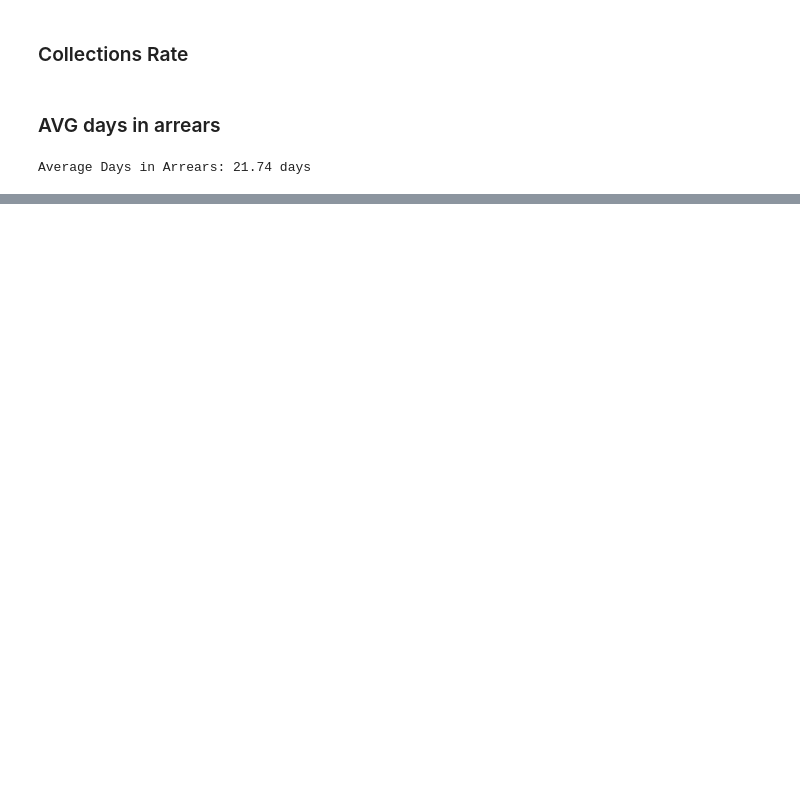
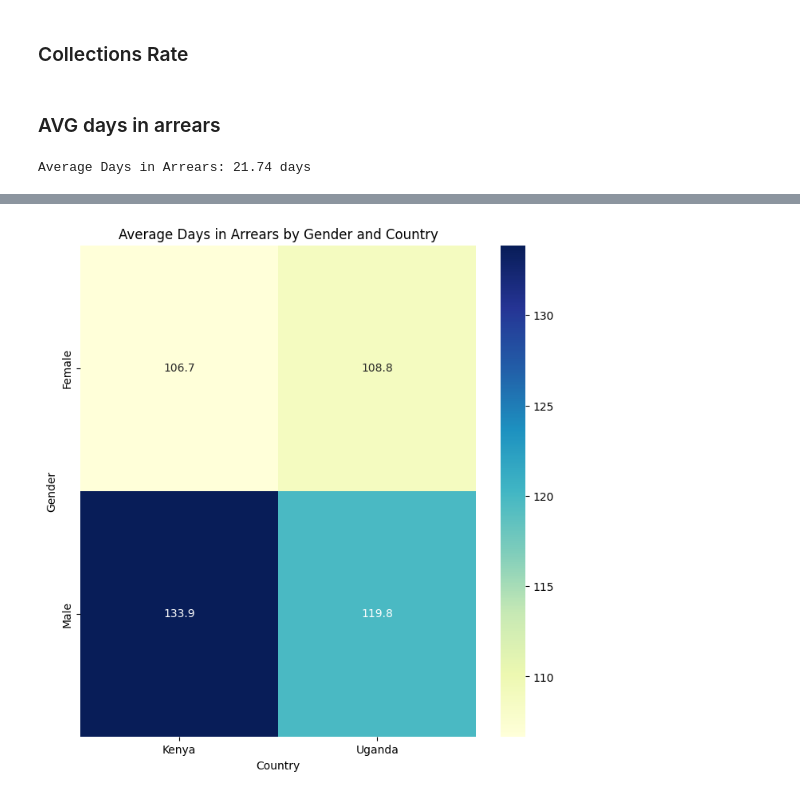
Before and after one commit to Vladbrkn/iohk, a Jupyter notebook: code/main.ipynb, the cells around one changed output, grey strips where cells are left out. Drawn from its saved outputs; the diff is of its cells as text; code cells hidden in the pictures; blank space fills up the shorter version.

```diff
--- a/code/main.ipynb
+++ b/code/main.ipynb
@@ -202,0 +304,3 @@ Average Days in Arrears: 21.74 days
+# %%
+metrics_df['principal_segment'] = pd.cut(metrics_df['principal_amount_usd'], bins=[0, 500, 1000, 1500, 2000], labels=['Low', 'Medium', 'High', 'Very High'])
+metrics_df['interest_rate_segment'] = pd.cut(metrics_df['interest_rate'], bins=[0, 0.05, 0.10, 0.20, 2], labels=['Very Low', 'Low', 'Medium', 'High'])
@@ -202,0 +319,11 @@ Average Days in Arrears: 21.74 days
+# %%
+demographic_principal_amount = metrics_df.groupby(['gender', 'country'],observed=True)['principal_amount_usd'].mean().unstack()
+
+plt.figure(figsize=(8, 8))
+sns.heatmap(demographic_principal_amount, cmap="YlGnBu", annot=True, fmt=".1f")
+plt.title('Average Days in Arrears by Gender and Country')
+plt.xlabel('Country')
+plt.ylabel('Gender')
+plt.show()
+# %% [output]
+[figure, added]
```
Also changed, not shown: parts of 22 cells of this notebook, 2 other files.
